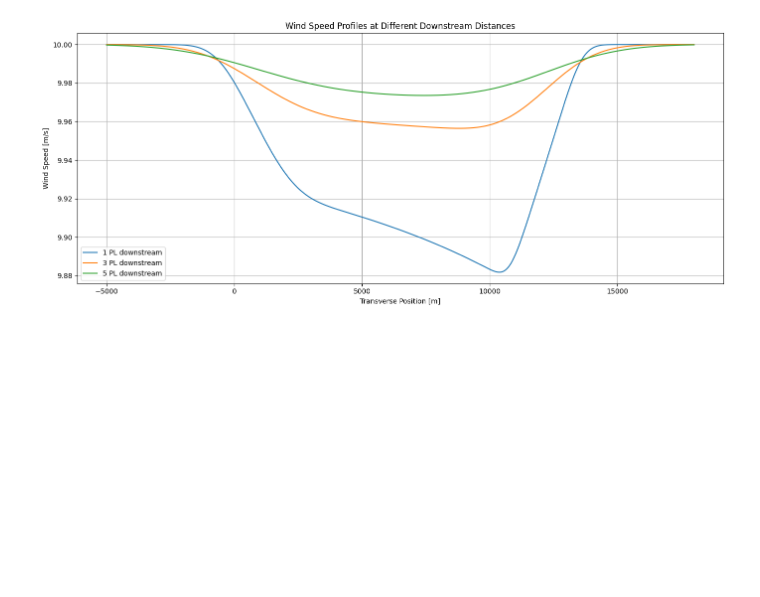
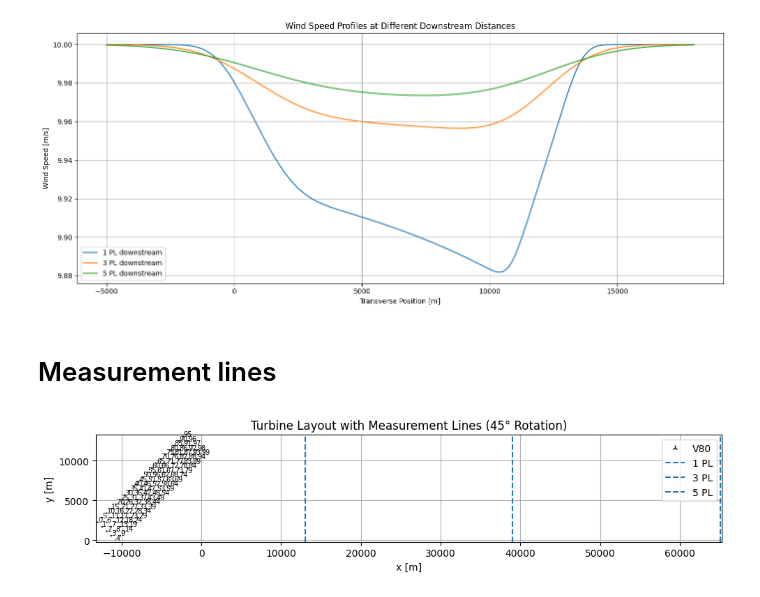
Before and after one commit to marcinsadowy/WTABL, a Jupyter notebook: ArbitraryLayouts/pywake_simple_comparison.ipynb, the cells around one changed output. Drawn from its saved outputs; the diff is of its cells as text; code cells hidden in the pictures; blank space fills up the shorter version.

Commit message:
Tilføjet illustration af "measurement lines" downstream

```diff
--- a/ArbitraryLayouts/pywake_simple_comparison.ipynb
+++ b/ArbitraryLayouts/pywake_simple_comparison.ipynb
@@ -117,3 +117,36 @@ plt.tight_layout()
 plt.show()
 # %% [output]
 [figure]
+# %% [markdown]
+# Measurement lines
+# %%
+padding = 200  # Padding for display
+
+fig, ax = plt.subplots(figsize=(10, 6))
+turbine.plot(x, y, ax=ax)
+
+# Set plot limits with padding
+ax.set_xlim(min(x) - padding, max(x) + max(m_downstream) + padding)
+ax.set_ylim(min(y) - padding, max(y) + padding)
+
+# Draw vertical lines at each x_meas (same for all points in a column)
+for i, m in enumerate(m_downstream):
+    x_line = max(x) + m
+    ax.axvline(x=x_line, color='tab:blue', linestyle='--', label=f'{pl_downstream[i]} PL')  # Add label for legend
+
+# Beautify
+ax.set_title(f"Turbine Layout with Measurement Lines ({theta_deg}° Rotation)")
+ax.set_xlabel("x [m]")
+ax.set_ylabel("y [m]")
+ax.set_aspect('equal')
+ax.grid(True)
+
+# Only show one legend entry per PL
+handles, labels = ax.get_legend_handles_labels()
+unique = dict(zip(labels, handles))  # Remove duplicate labels
+ax.legend(unique.values(), unique.keys())
+
+plt.tight_layout()
+plt.show()
+# %% [output]
+[figure, added]
```
Also changed, not shown: parts of 2 cells of this notebook.
